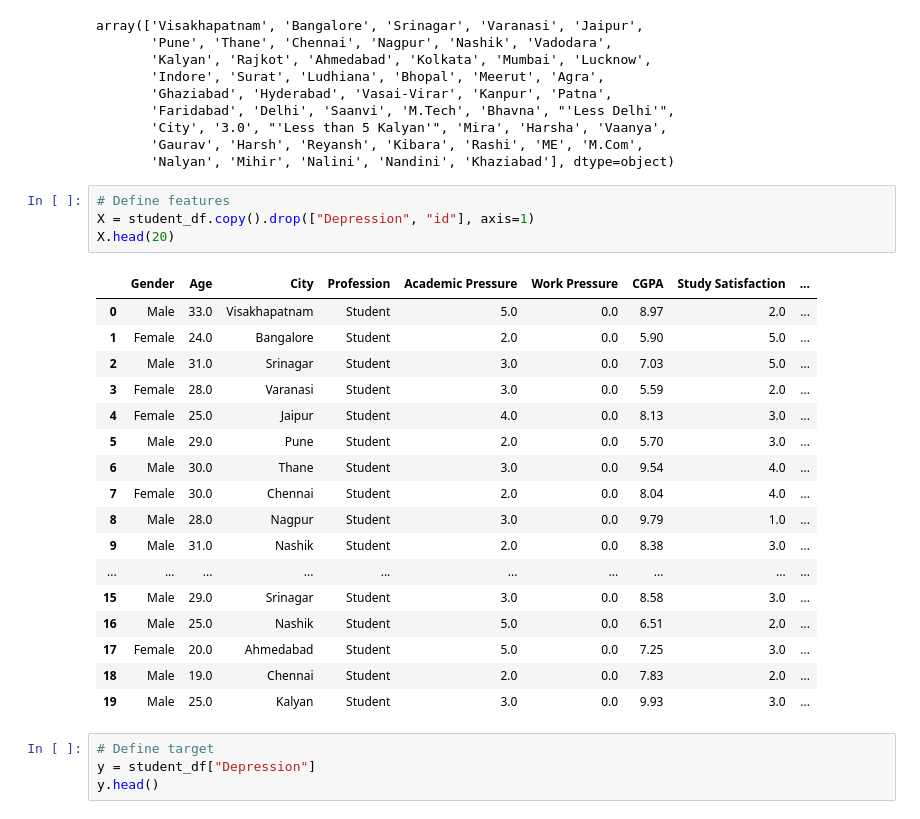
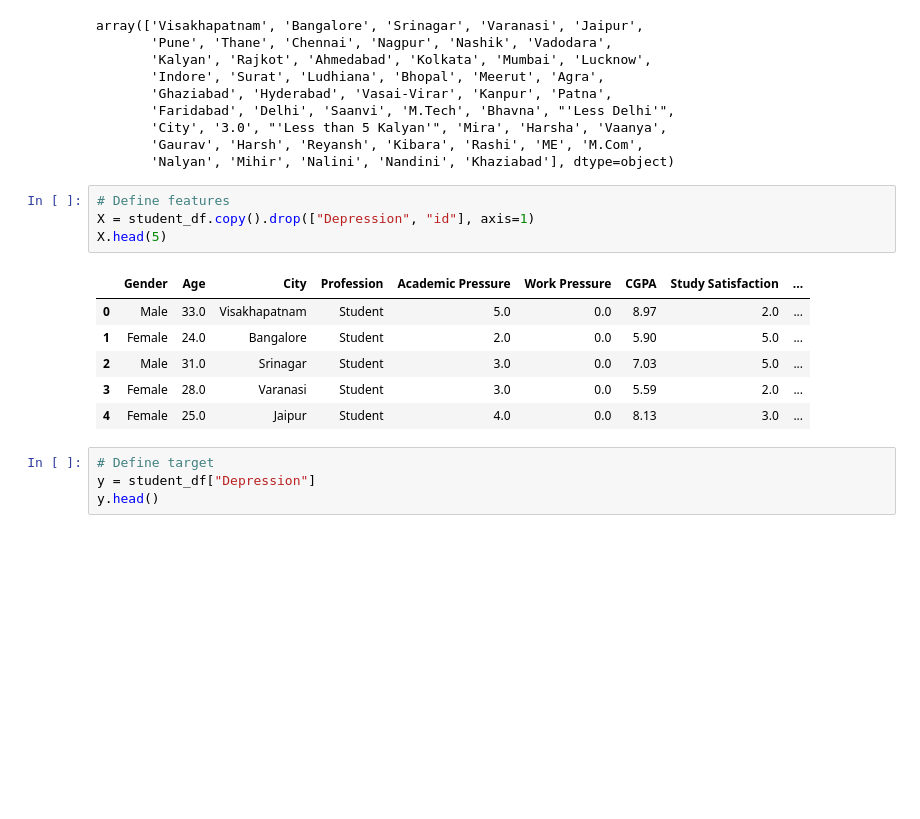
Before and after one commit to Sorted-Filtered/Student-Depression, a Jupyter notebook: model/RandomForestModel.ipynb, the cells around one changed output. Saved outputs shown, nothing was run; the diff lists cells and outputs as text; blank space fills up the shorter version.

```diff
--- a/model/RandomForestModel.ipynb
+++ b/model/RandomForestModel.ipynb
@@ -81,25 +81,14 @@ array(['Visakhapatnam', 'Bangalore', 'Srinagar', 'Varanasi', 'Jaipur',
 # %%
 # Define features
 X = student_df.copy().drop(["Depression", "id"], axis=1)
-X.head(20)
+X.head(5)
 # %% [output]
 |  | Gender | Age | City | Profession | Academic Pressure | Work Pressure | CGPA | Study Satisfaction | ... |
 | 0 | Male | 33.0 | Visakhapatnam | Student | 5.0 | 0.0 | 8.97 | 2.0 | ... |
 | 1 | Female | 24.0 | Bangalore | Student | 2.0 | 0.0 | 5.90 | 5.0 | ... |
 | 2 | Male | 31.0 | Srinagar | Student | 3.0 | 0.0 | 7.03 | 5.0 | ... |
 | 3 | Female | 28.0 | Varanasi | Student | 3.0 | 0.0 | 5.59 | 2.0 | ... |
 | 4 | Female | 25.0 | Jaipur | Student | 4.0 | 0.0 | 8.13 | 3.0 | ... |
-| 5 | Male | 29.0 | Pune | Student | 2.0 | 0.0 | 5.70 | 3.0 | ... |
-| 6 | Male | 30.0 | Thane | Student | 3.0 | 0.0 | 9.54 | 4.0 | ... |
-| 7 | Female | 30.0 | Chennai | Student | 2.0 | 0.0 | 8.04 | 4.0 | ... |
-| 8 | Male | 28.0 | Nagpur | Student | 3.0 | 0.0 | 9.79 | 1.0 | ... |
-| 9 | Male | 31.0 | Nashik | Student | 2.0 | 0.0 | 8.38 | 3.0 | ... |
-| ... | ... | ... | ... | ... | ... | ... | ... | ... | ... |
-| 15 | Male | 29.0 | Srinagar | Student | 3.0 | 0.0 | 8.58 | 3.0 | ... |
-| 16 | Male | 25.0 | Nashik | Student | 5.0 | 0.0 | 6.51 | 2.0 | ... |
-| 17 | Female | 20.0 | Ahmedabad | Student | 5.0 | 0.0 | 7.25 | 3.0 | ... |
-| 18 | Male | 19.0 | Chennai | Student | 2.0 | 0.0 | 7.83 | 2.0 | ... |
-| 19 | Male | 25.0 | Kalyan | Student | 3.0 | 0.0 | 9.93 | 3.0 | ... |
 # %%
 # Define target
 y = student_df["Depression"]
```
Also changed, not shown: parts of 4 cells of this notebook.
